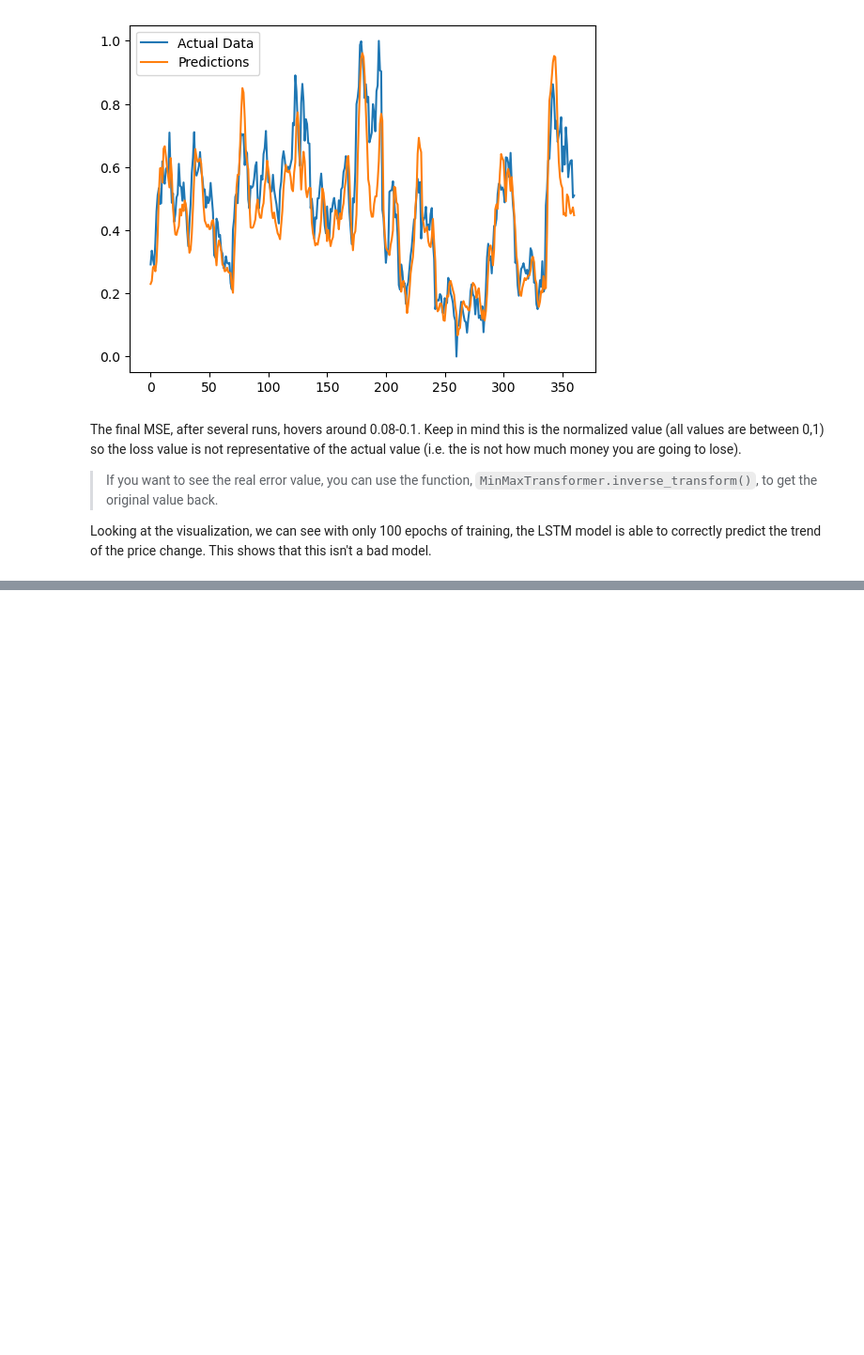
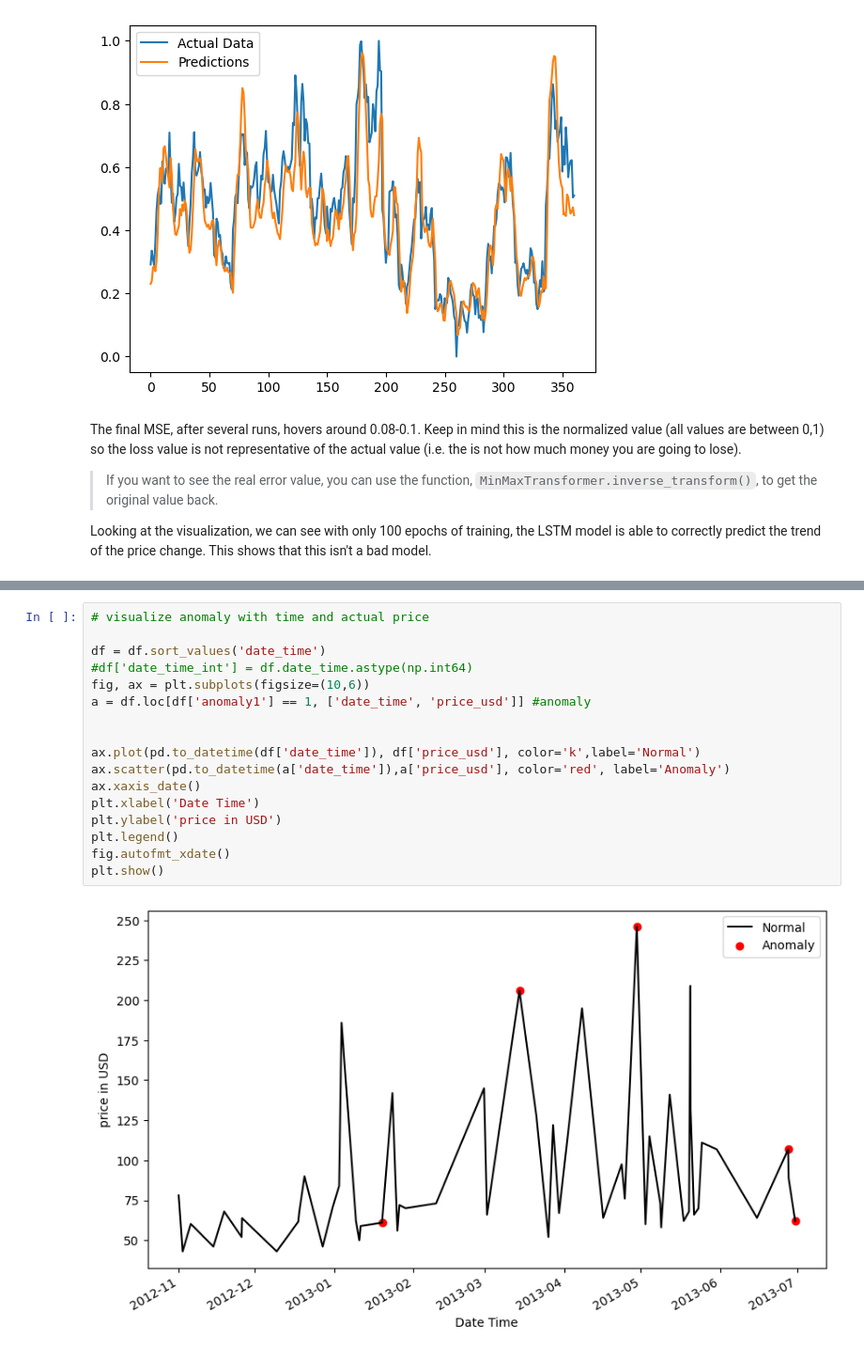
Before and after one commit to DS3Workshops/ds3-wi23-ml-workshop, a Jupyter notebook: notebook/introduction-to-ml/IntroML.ipynb, the cells around one changed output, grey strips where cells are left out. Shown at 94% size. Drawn from its saved outputs; the diff is of its cells as text; blank space fills up the shorter version.

```diff
--- a/notebook/introduction-to-ml/IntroML.ipynb
+++ b/notebook/introduction-to-ml/IntroML.ipynb
@@ -291,0 +674,19 @@ Spotify Example: https://towardsdatascience.com/unsupervised-anomaly-detection-o
+# %%
+# visualize anomaly with time and actual price
+
+df = df.sort_values('date_time')
+#df['date_time_int'] = df.date_time.astype(np.int64)
+fig, ax = plt.subplots(figsize=(10,6))
+a = df.loc[df['anomaly1'] == 1, ['date_time', 'price_usd']] #anomaly
+
+
+ax.plot(pd.to_datetime(df['date_time']), df['price_usd'], color='k',label='Normal')
+ax.scatter(pd.to_datetime(a['date_time']),a['price_usd'], color='red', label='Anomaly')
+ax.xaxis_date()
+plt.xlabel('Date Time')
+plt.ylabel('price in USD')
+plt.legend()
+fig.autofmt_xdate()
+plt.show()
+# %% [output]
+[figure, added]
```
Also changed, not shown: parts of 36 cells of this notebook, 3 other files.
